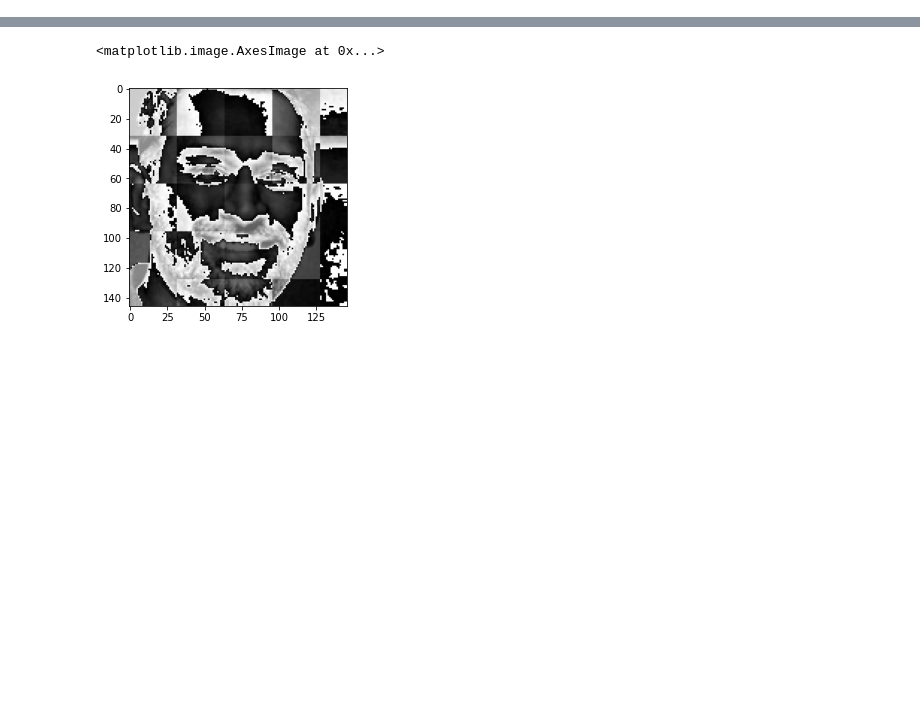
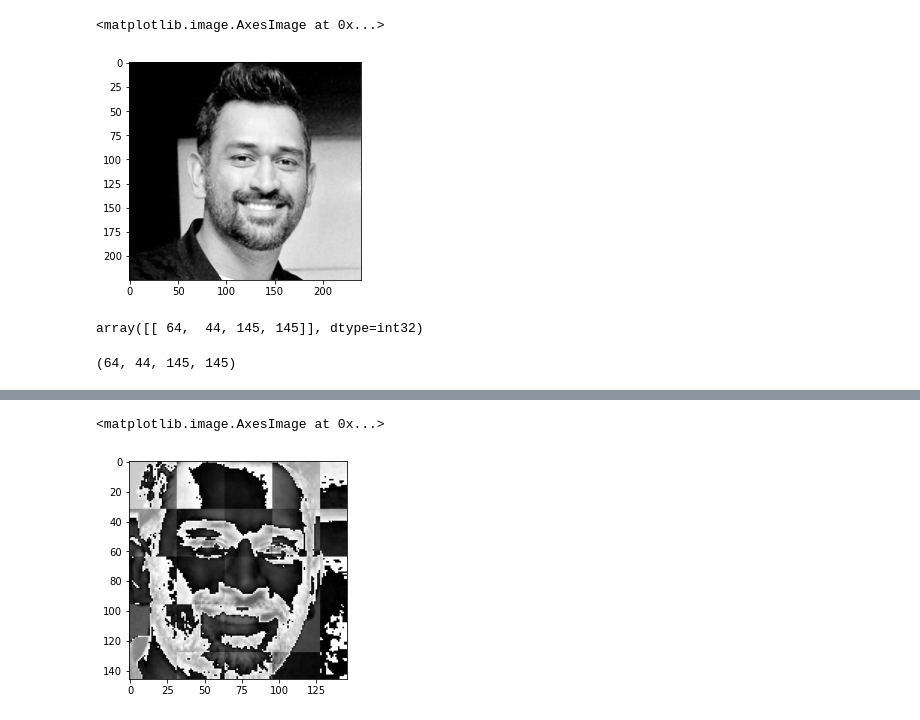
Before and after one commit to Somnathpaul/image-classification-, a Jupyter notebook: model.ipynb, the cells around one changed output, grey strips where cells are left out. Drawn from its saved outputs; the diff is of its cells as text; code cells hidden in the pictures; blank space fills up the shorter version.

```diff
--- a/model.ipynb
+++ b/model.ipynb
@@ -7,0 +25,21 @@ from matplotlib import pyplot as plt
+# %%
+plt.imshow(grayscale, cmap='gray')
+# %% [output]
+<matplotlib.image.AxesImage at 0x...>
+[figure, added]
+# %%
+# face and eyes detection
+# face_cascade xml loaded from opencv folder
+face_cascade = cv2.CascadeClassifier('./opencv/haarcascade_frontalface.xml')
+eye_cascade = cv2.CascadeClassifier('./opencv/haarcascade_eye.xml')
+
+faces = face_cascade.detectMultiScale(grayscale, 1.3, 5)
+faces # retun an array [x,y,width, height]
+# %% [output]
+array([[ 64,  44, 145, 145]], dtype=int32)
+# %%
+# storing the first value i.e face detection array
+(x,y,w,h) = faces[0]
+x,y,w,h
+# %% [output]
+(64, 44, 145, 145)
```
Also changed, not shown: parts of 25 cells of this notebook, 1 other file.
